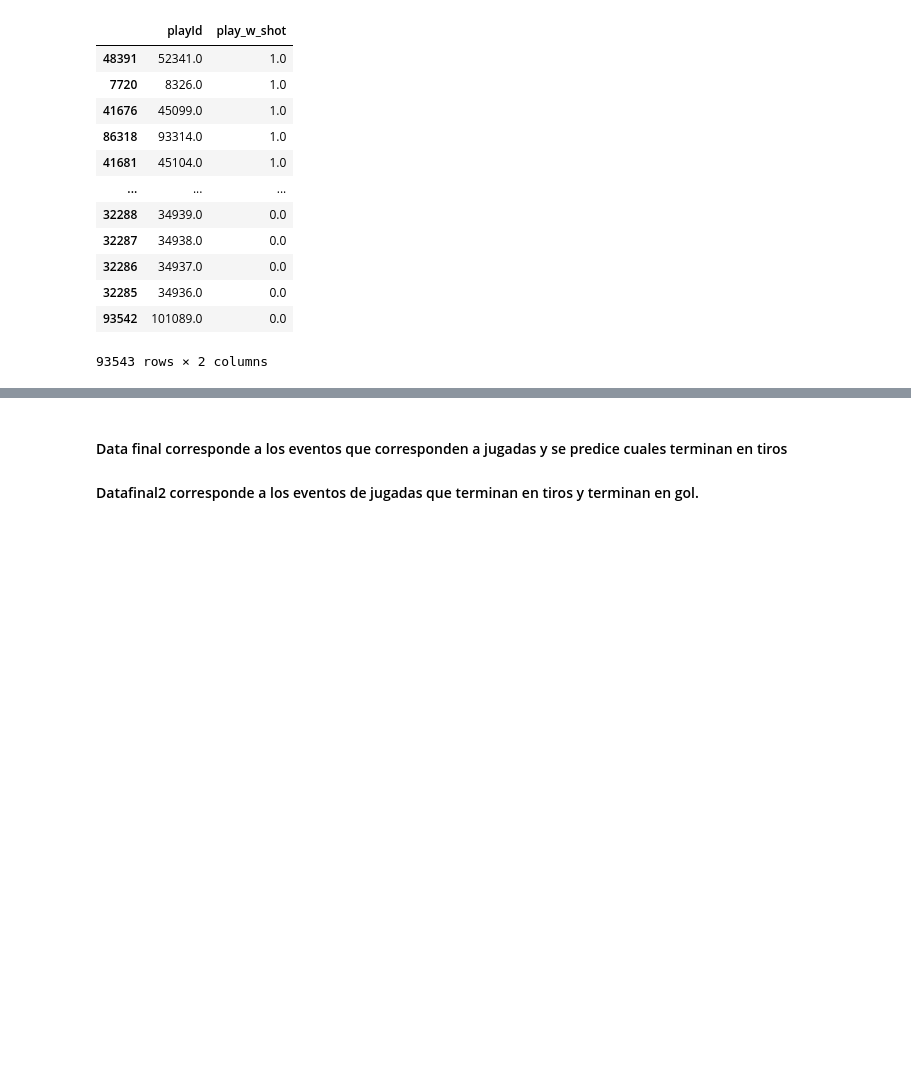
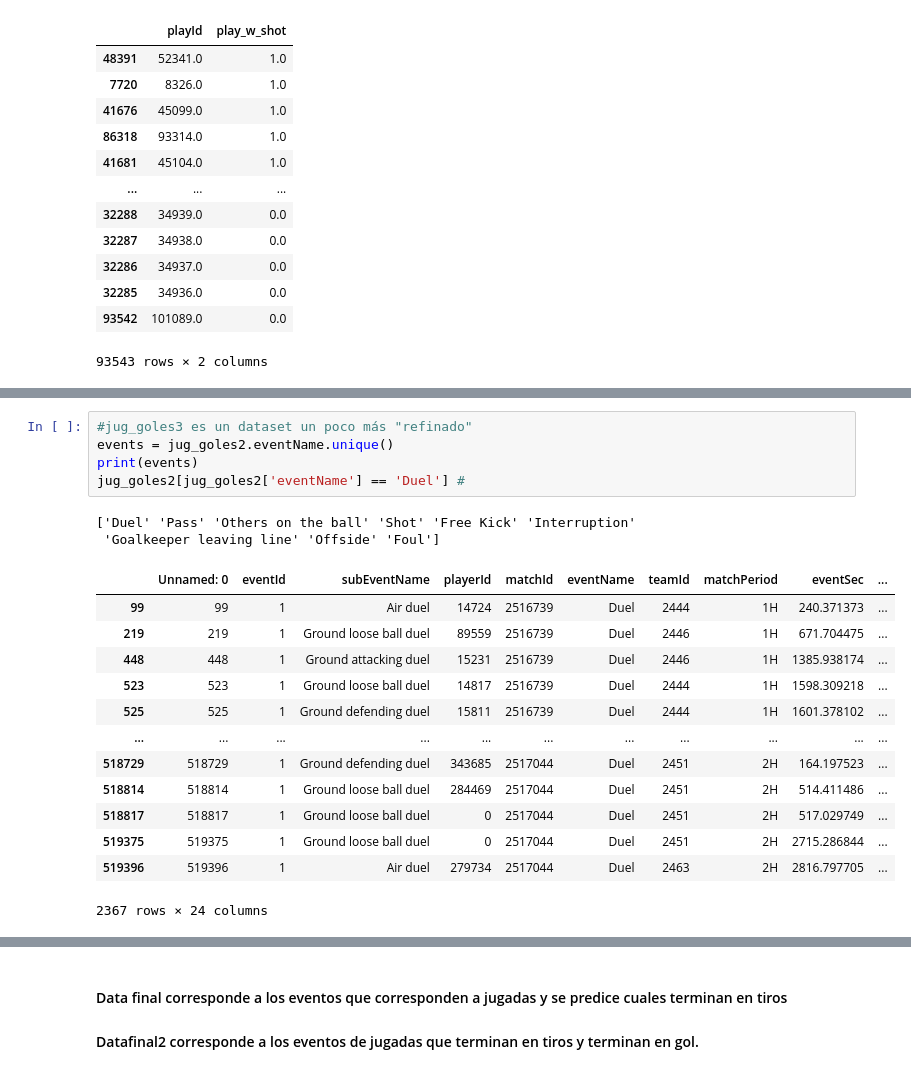
Before and after one commit to ErnestoAnaya/analisis_deportivo, a Jupyter notebook: Codigos/Jugadas/viz_reg_log.ipynb, the cells around one changed output, grey strips where cells are left out. Saved outputs shown, nothing was run; the diff lists cells and outputs as text; blank space fills up the shorter version.

```diff
--- a/Codigos/Jugadas/viz_reg_log.ipynb
+++ b/Codigos/Jugadas/viz_reg_log.ipynb
@@ -171,0 +181,21 @@ jug_sep2 = jug_sep2.rename(columns={"play_w_shot": "y"})
+# %%
+#jug_goles3 es un dataset un poco más "refinado"
+events = jug_goles2.eventName.unique()
+print(events)
+jug_goles2[jug_goles2['eventName'] == 'Duel'] #
+# %% [output]
+['Duel' 'Pass' 'Others on the ball' 'Shot' 'Free Kick' 'Interruption'
+ 'Goalkeeper leaving line' 'Offside' 'Foul']
+|  | Unnamed: 0 | eventId | subEventName | playerId | matchId | eventName | teamId | matchPeriod | eventSec | ... |
+| 99 | 99 | 1 | Air duel | 14724 | 2516739 | Duel | 2444 | 1H | 240.371373 | ... |
+| 219 | 219 | 1 | Ground loose ball duel | 89559 | 2516739 | Duel | 2446 | 1H | 671.704475 | ... |
+| 448 | 448 | 1 | Ground attacking duel | 15231 | 2516739 | Duel | 2446 | 1H | 1385.938174 | ... |
+| 523 | 523 | 1 | Ground loose ball duel | 14817 | 2516739 | Duel | 2444 | 1H | 1598.309218 | ... |
+| 525 | 525 | 1 | Ground defending duel | 15811 | 2516739 | Duel | 2444 | 1H | 1601.378102 | ... |
+| ... | ... | ... | ... | ... | ... | ... | ... | ... | ... | ... |
+| 518729 | 518729 | 1 | Ground defending duel | 343685 | 2517044 | Duel | 2451 | 2H | 164.197523 | ... |
+| 518814 | 518814 | 1 | Ground loose ball duel | 284469 | 2517044 | Duel | 2451 | 2H | 514.411486 | ... |
+| 518817 | 518817 | 1 | Ground loose ball duel | 0 | 2517044 | Duel | 2451 | 2H | 517.029749 | ... |
+| 519375 | 519375 | 1 | Ground loose ball duel | 0 | 2517044 | Duel | 2451 | 2H | 2715.286844 | ... |
+| 519396 | 519396 | 1 | Air duel | 279734 | 2517044 | Duel | 2463 | 2H | 2816.797705 | ... |
+2367 rows × 24 columns
```
Also changed, not shown: parts of 13 cells of this notebook, 1 other file.
